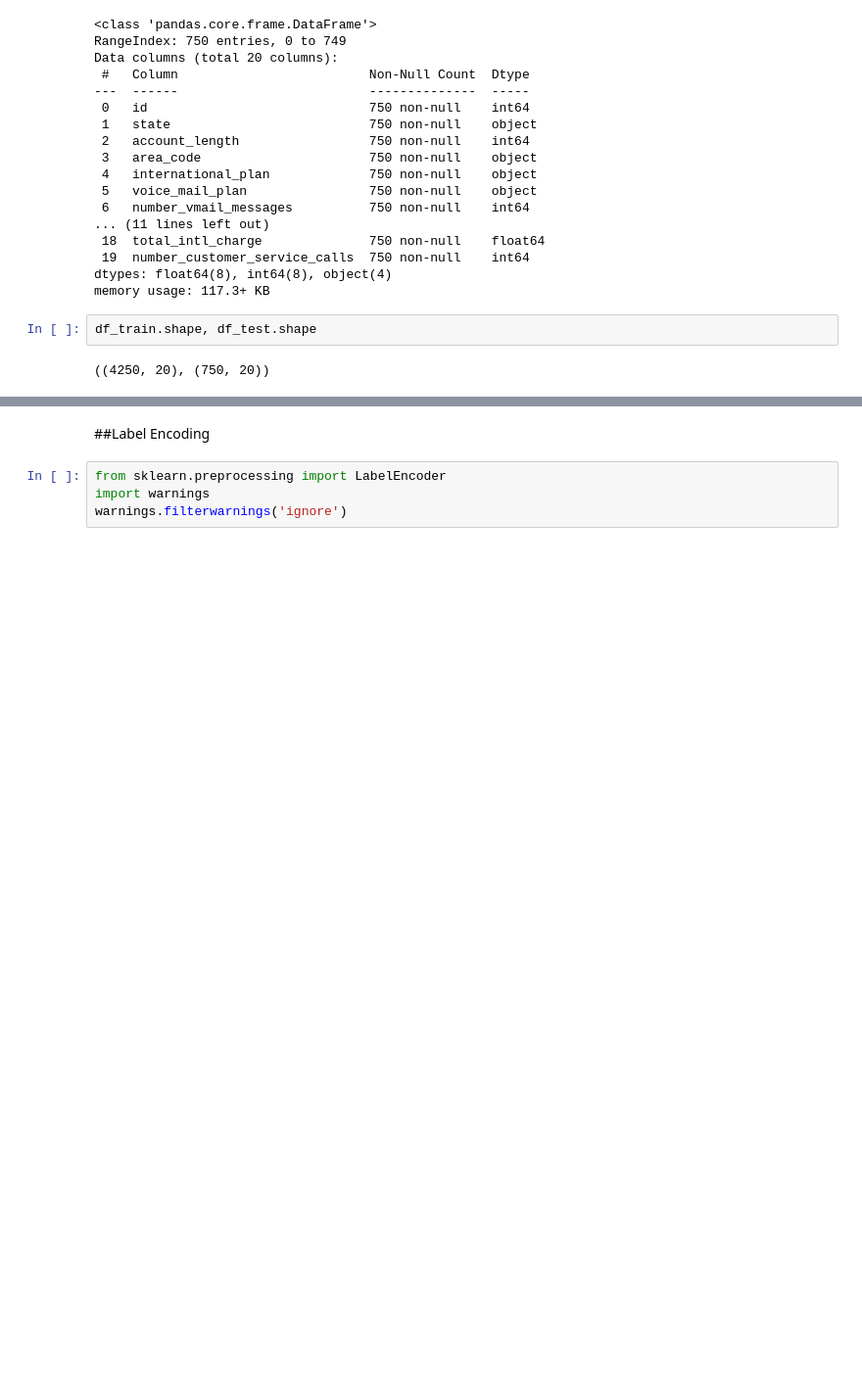
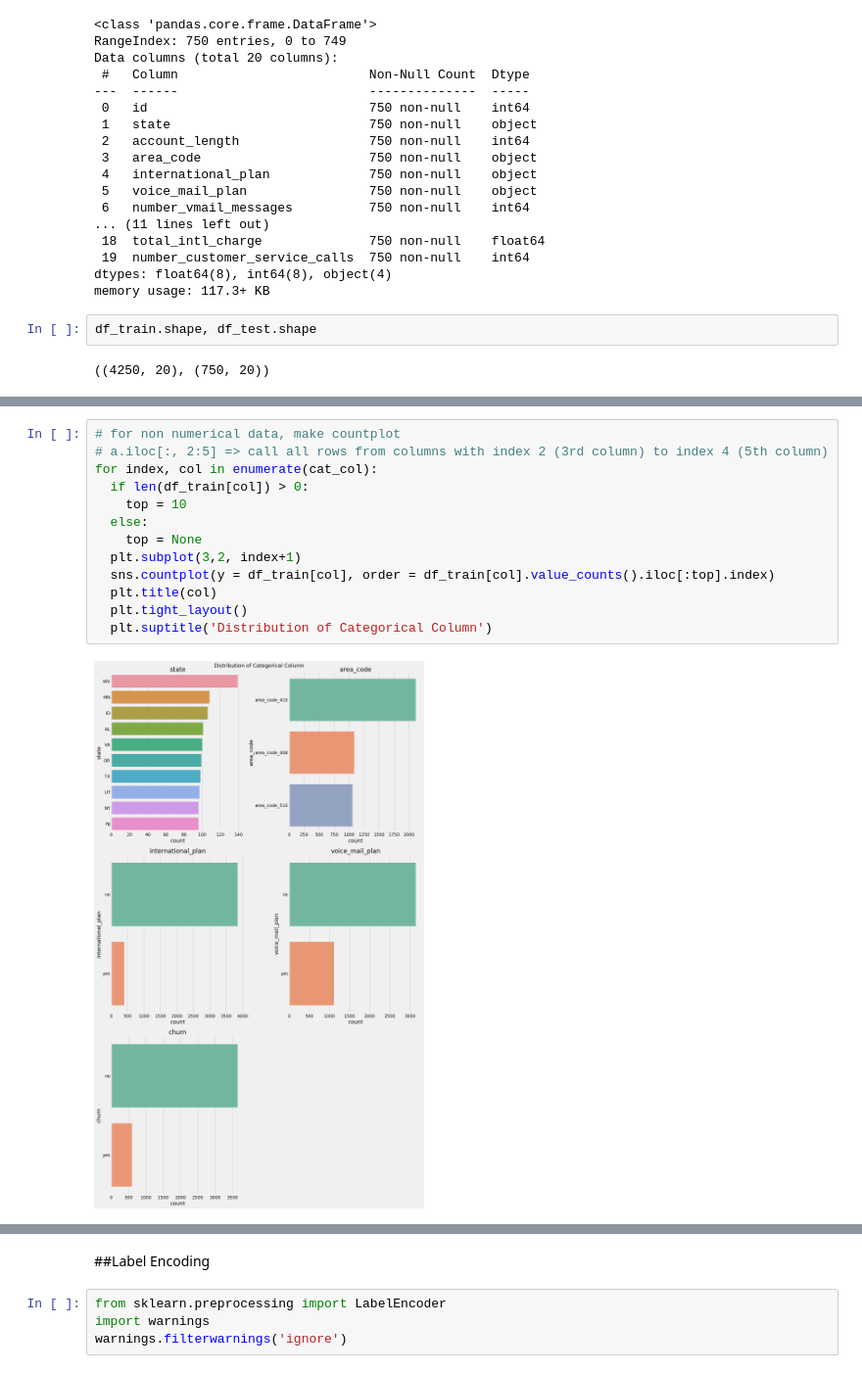
Before and after one commit to taniagiovani/myprojects-classmdl, a Jupyter notebook: Classification_Models.ipynb, the cells around one changed output, grey strips where cells are left out. Shown at 98% size. Saved outputs shown, nothing was run; the diff lists cells and outputs as text; blank space fills up the shorter version.

```diff
--- a/Classification_Models.ipynb
+++ b/Classification_Models.ipynb
@@ -175,0 +124,15 @@ Jumlah baris setelah memfilter outlier: 3515
+# %%
+# for non numerical data, make countplot
+# a.iloc[:, 2:5] => call all rows from columns with index 2 (3rd column) to index 4 (5th column)
+for index, col in enumerate(cat_col):
+  if len(df_train[col]) > 0:
+    top = 10
+  else:
+    top = None
+  plt.subplot(3,2, index+1)
+  sns.countplot(y = df_train[col], order = df_train[col].value_counts().iloc[:top].index)
+  plt.title(col)
+  plt.tight_layout()
+  plt.suptitle('Distribution of Categorical Column')
+# %% [output]
+[figure, added]
```
Also changed, not shown: parts of 123 cells of this notebook.
